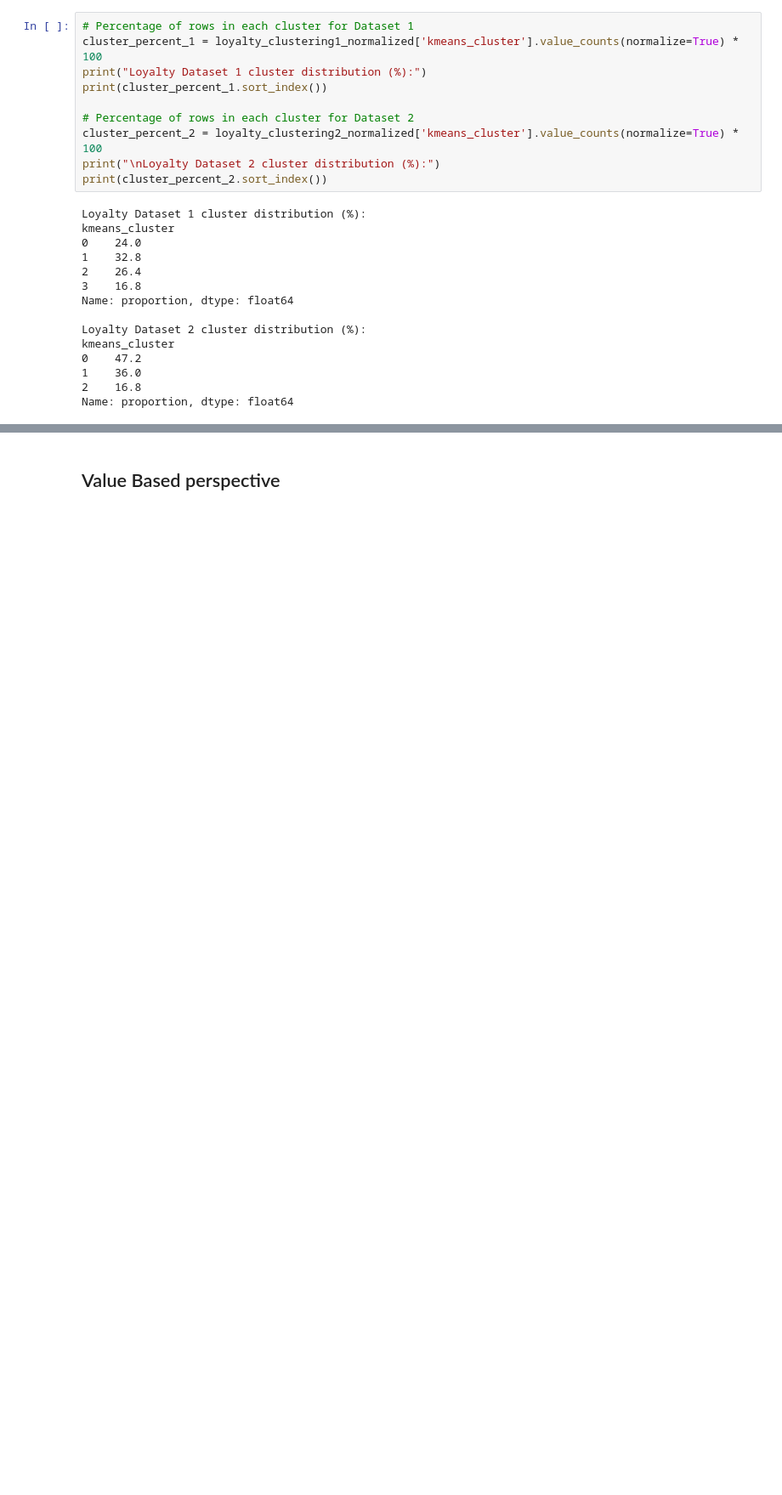
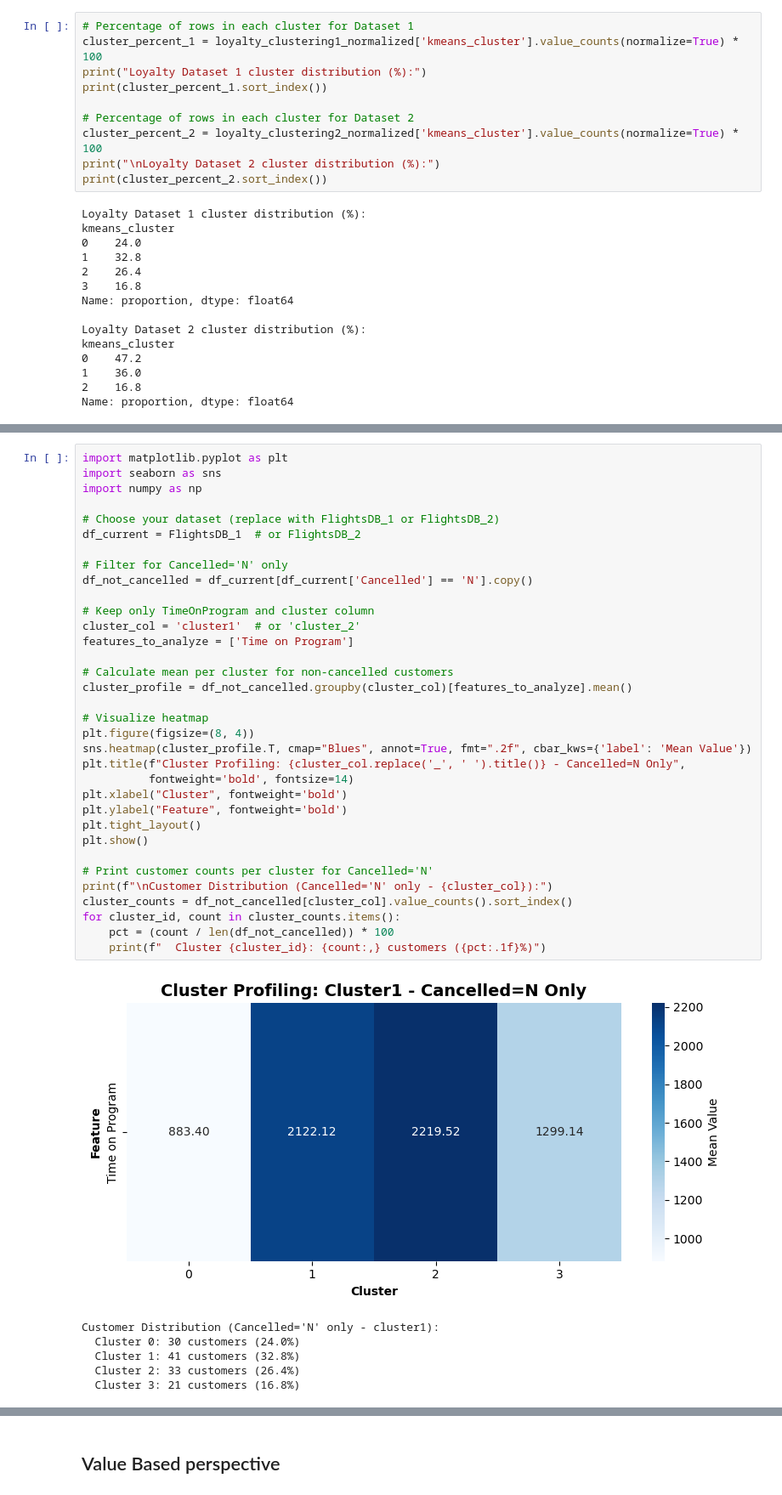
Before and after one commit to calcoafrancisca/Group-39---DM---Part2, a Jupyter notebook: duplicated_clustering.ipynb, the cells around one changed output, grey strips where cells are left out. Shown at 85% size. Saved outputs shown, nothing was run; the diff lists cells and outputs as text; blank space fills up the shorter version.

```diff
--- a/duplicated_clustering.ipynb
+++ b/duplicated_clustering.ipynb
@@ -280,0 +358,41 @@ Name: proportion, dtype: float64
+# %%
+import matplotlib.pyplot as plt
+import seaborn as sns
+import numpy as np
+
+# Choose your dataset (replace with FlightsDB_1 or FlightsDB_2)
+df_current = FlightsDB_1  # or FlightsDB_2
+
+# Filter for Cancelled='N' only
+df_not_cancelled = df_current[df_current['Cancelled'] == 'N'].copy()
+
+# Keep only TimeOnProgram and cluster column
+cluster_col = 'cluster1'  # or 'cluster_2'
+features_to_analyze = ['Time on Program']
+
+# Calculate mean per cluster for non-cancelled customers
+cluster_profile = df_not_cancelled.groupby(cluster_col)[features_to_analyze].mean()
+
+# Visualize heatmap
+plt.figure(figsize=(8, 4))
+sns.heatmap(cluster_profile.T, cmap="Blues", annot=True, fmt=".2f", cbar_kws={'label': 'Mean Value'})
+plt.title(f"Cluster Profiling: {cluster_col.replace('_', ' ').title()} - Cancelled=N Only",
+          fontweight='bold', fontsize=14)
+plt.xlabel("Cluster", fontweight='bold')
+plt.ylabel("Feature", fontweight='bold')
+plt.tight_layout()
+plt.show()
+
+# Print customer counts per cluster for Cancelled='N'
+print(f"\nCustomer Distribution (Cancelled='N' only - {cluster_col}):")
+cluster_counts = df_not_cancelled[cluster_col].value_counts().sort_index()
+for cluster_id, count in cluster_counts.items():
+    pct = (count / len(df_not_cancelled)) * 100
+    print(f"  Cluster {cluster_id}: {count:,} customers ({pct:.1f}%)")
+# %% [output]
+[figure, added]
+Customer Distribution (Cancelled='N' only - cluster1):
+  Cluster 0: 30 customers (24.0%)
+  Cluster 1: 41 customers (32.8%)
+  Cluster 2: 33 customers (26.4%)
+  Cluster 3: 21 customers (16.8%)
```
Also changed, not shown: parts of 15 cells of this notebook, 4 other files.
